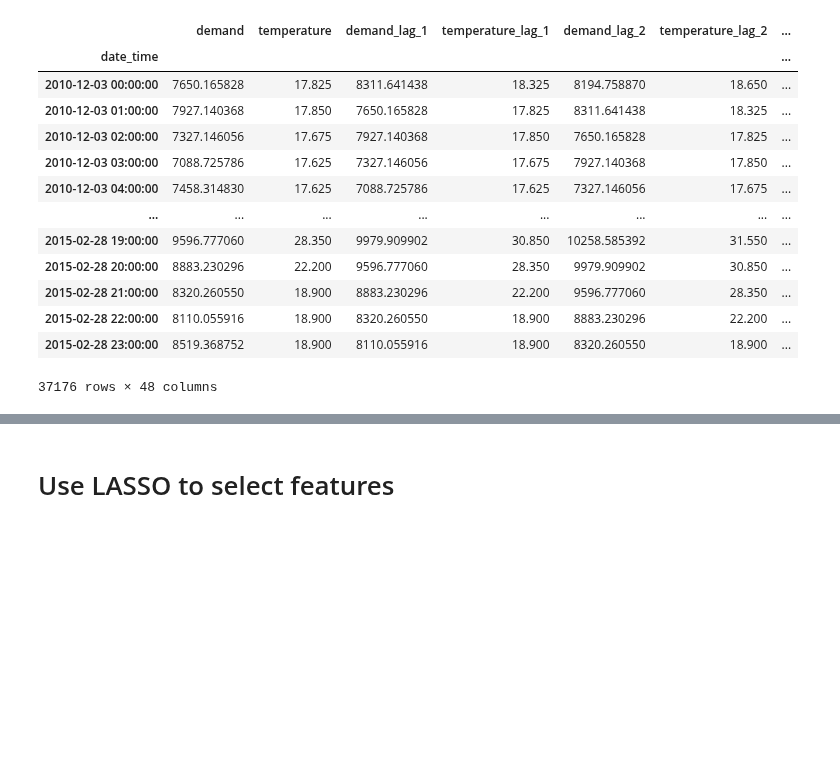
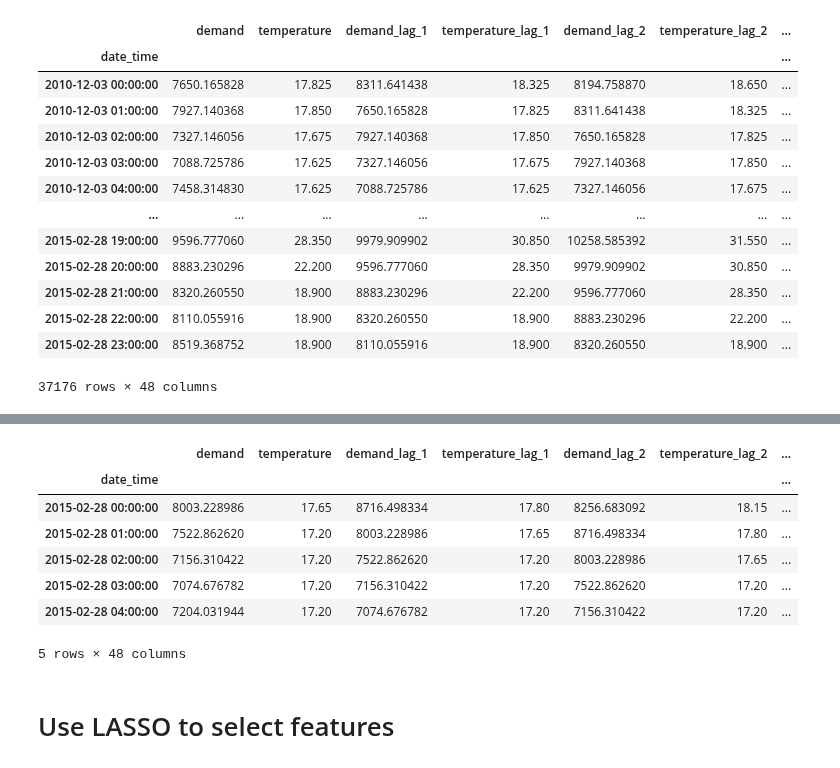
Before and after one commit to trainindata/feature-engineering-for-time-series-forecasting, a Jupyter notebook: 08-Window-Features/05-window-features-with-feature-selection.ipynb, the cells around one changed output, grey strips where cells are left out. Cells and saved outputs as stored; diff of their text form; code cells hidden in the pictures; blank space fills up the shorter version.

```diff
--- a/08-Window-Features/05-window-features-with-feature-selection.ipynb
+++ b/08-Window-Features/05-window-features-with-feature-selection.ipynb
@@ -98,3 +115,14 @@ df
+# %%
+df_test.head()
+# %% [output]
+|  | demand | temperature | demand_lag_1 | temperature_lag_1 | demand_lag_2 | temperature_lag_2 | ... |
+| date_time |  |  |  |  |  |  | ... |
+| 2015-02-28 00:00:00 | 8003.228986 | 17.65 | 8716.498334 | 17.80 | 8256.683092 | 18.15 | ... |
+| 2015-02-28 01:00:00 | 7522.862620 | 17.20 | 8003.228986 | 17.65 | 8716.498334 | 17.80 | ... |
+| 2015-02-28 02:00:00 | 7156.310422 | 17.20 | 7522.862620 | 17.20 | 8003.228986 | 17.65 | ... |
+| 2015-02-28 03:00:00 | 7074.676782 | 17.20 | 7156.310422 | 17.20 | 7522.862620 | 17.20 | ... |
+| 2015-02-28 04:00:00 | 7204.031944 | 17.20 | 7074.676782 | 17.20 | 7156.310422 | 17.20 | ... |
+5 rows × 48 columns
 # %% [markdown]
 # Use LASSO to select features
 # %% [markdown]
```
Also changed, not shown: parts of 9 cells of this notebook, 4 other files.
